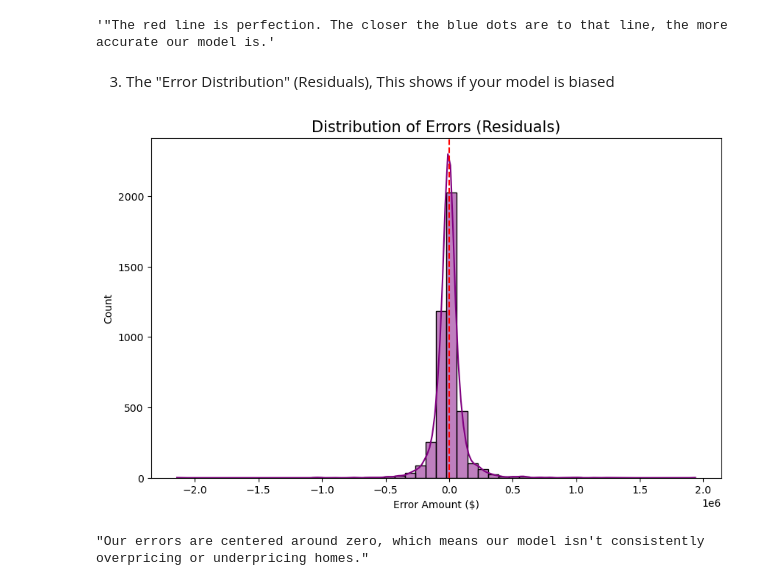
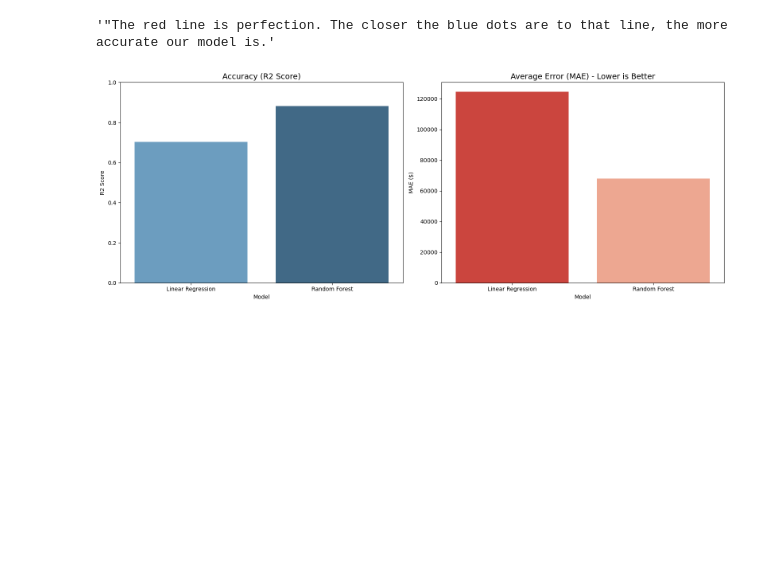
Before and after one commit to PabloXberg/PROJECT-2, a Jupyter notebook: main.ipynb, the cells around one changed output. Cells and saved outputs as stored; diff of their text form; code cells hidden in the pictures; blank space fills up the shorter version.

```diff
--- a/main.ipynb
+++ b/main.ipynb
@@ -358,18 +392,20 @@ plt.show()
 # %% [output]
 [figure]
 '"The red line is perfection. The closer the blue dots are to that line, the more accurate our model is.'
-# %% [markdown]
-3. The "Error Distribution" (Residuals), This shows if your model is biased
-# %%
-residuals = y_test - rf_preds
-plt.figure(figsize=(10, 6))
-sns.histplot(residuals, bins=50, kde=True, color='purple')
-plt.axvline(0, color='red', linestyle='--')
-plt.title('Distribution of Errors (Residuals)', fontsize=15)
-plt.xlabel('Error Amount ($)')
-plt.show()
-
-"""Our errors are centered around zero, which means our model isn't consistently overpricing or underpricing homes."""
-# %% [output]
-[figure, removed]
-"Our errors are centered around zero, which means our model isn't consistently overpricing or underpricing homes."
+# %%
+fig, (ax1, ax2) = plt.subplots(1, 2, figsize=(16, 6))
+
+# Chart 1: R2 Score Comparison
+# We add hue='Model' and legend=False to fix the warning
+sns.barplot(x='Model', y='R2 Score', data=results, ax=ax1, palette='Blues_d', hue='Model', legend=False)
+ax1.set_title('Accuracy (R2 Score)', fontsize=14)
+ax1.set_ylim(0, 1)
+
+# Chart 2: MAE Comparison (Lower is better)
+sns.barplot(x='Model', y='MAE ($)', data=results, ax=ax2, palette='Reds_r', hue='Model', legend=False)
+ax2.set_title('Average Error (MAE) - Lower is Better', fontsize=14)
+
+plt.tight_layout()
+plt.show()
+# %% [output]
+[figure, added]
```
Also changed, not shown: parts of 5 cells of this notebook, 8 other files.
